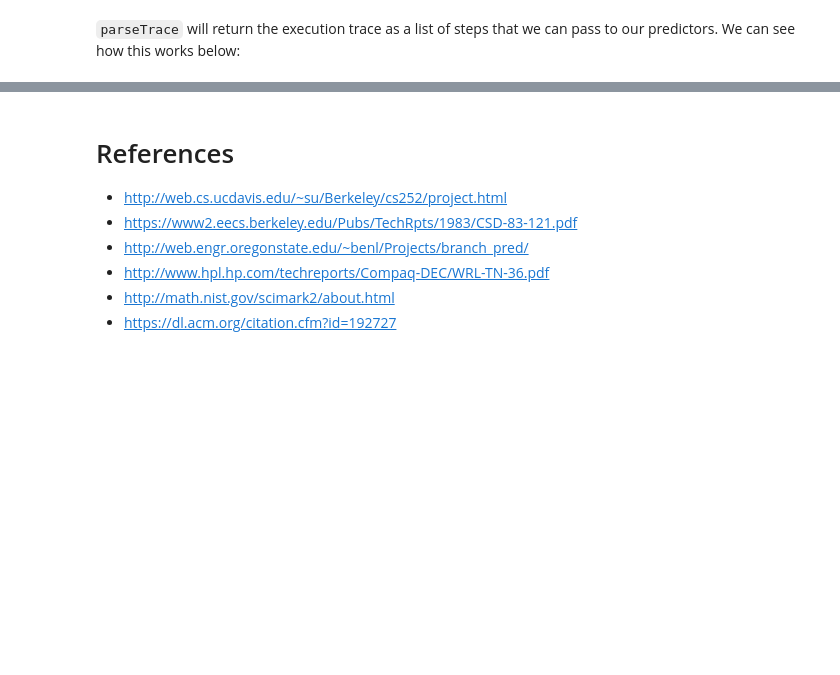
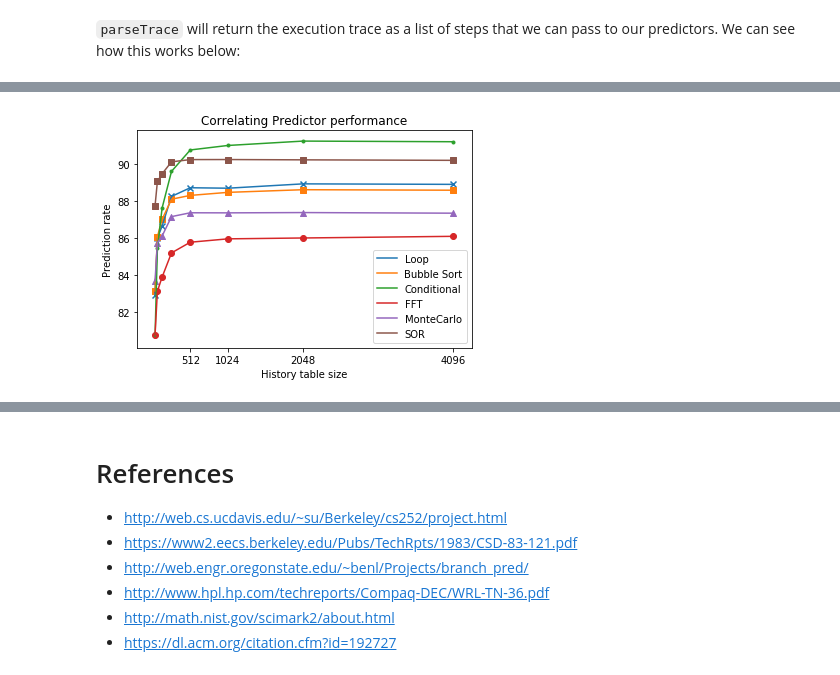
Before and after one commit to 12yuens2/branch-prediction, a Jupyter notebook: CS4202 Branch Prediction Practical.ipynb, the cells around one changed output, grey strips where cells are left out. Cells and saved outputs as stored; diff of their text form; code cells hidden in the pictures; blank space fills up the shorter version.

```diff
--- a/CS4202 Branch Prediction Practical.ipynb
+++ b/CS4202 Branch Prediction Practical.ipynb
@@ -191,6 +191,10 @@ class CorrelatingPredictor(Predictor):
 
         if (branch_taken):
             self.shift_register |= 1 << (self.register_bits - 1)
+
+    def simulate(self, execution):
+        self.__init__(self.table_bits, self.register_bits)
+        return super().simulate(execution)
 # %% [markdown]
 The shift register represents the global history of the previous *n* branches where *n* is the number of bits in the shift register. The register is updated by bit shifting 1 to the right after every step. Then, if the branch was taken, add a 1 to the n<sup>th</sup> bit.
 
@@ -343,0 +364,7 @@ plt.show()
+# %%
+c_loop_data = PlotData(c_loop, "Loop", "x")
+c_cond_data = PlotData(c_cond, "Conditional", ".")
+c_sort_data = PlotData(c_sort, "Bubble Sort", ",")
+c_fft_data = PlotData(c_fft, "FFT", "o")
+c_mc_data = PlotData(c_mc, "MonteCarlo", "^")
+c_sor_data = PlotData(c_sor, "SOR", "s")
@@ -343,0 +382,6 @@ plt.show()
+# %%
+a = plot_graph("Correlating Predictor performance", c_loop_data, c_sort_data, c_cond_data, c_fft_data, c_mc_data, c_sor_data)
+a.plot()
+plt.show()
+# %% [output]
+[figure, added]
```
Also changed, not shown: parts of 17 cells of this notebook.
